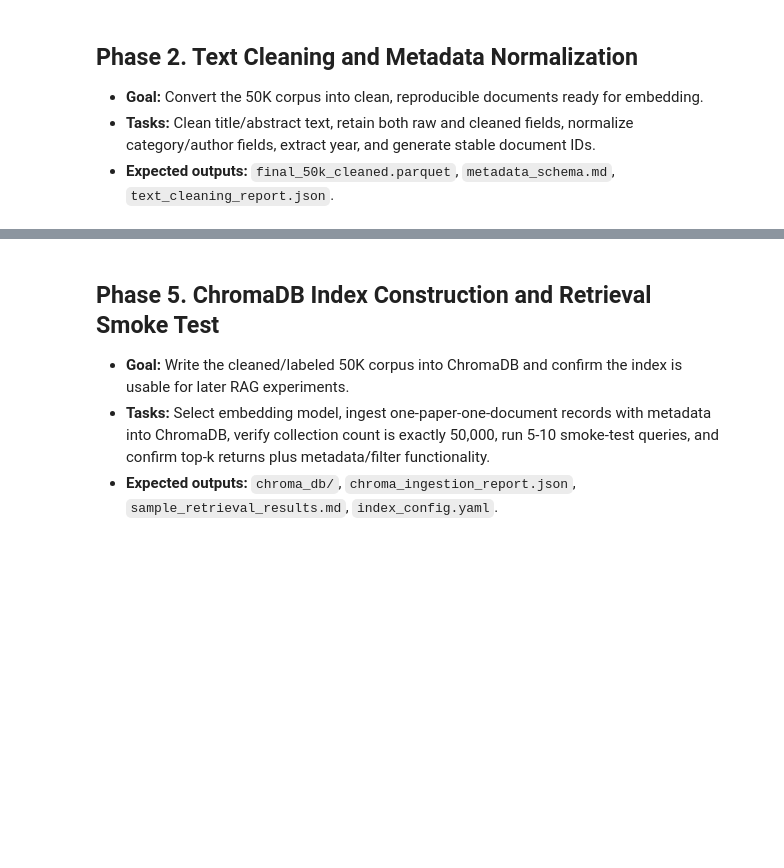
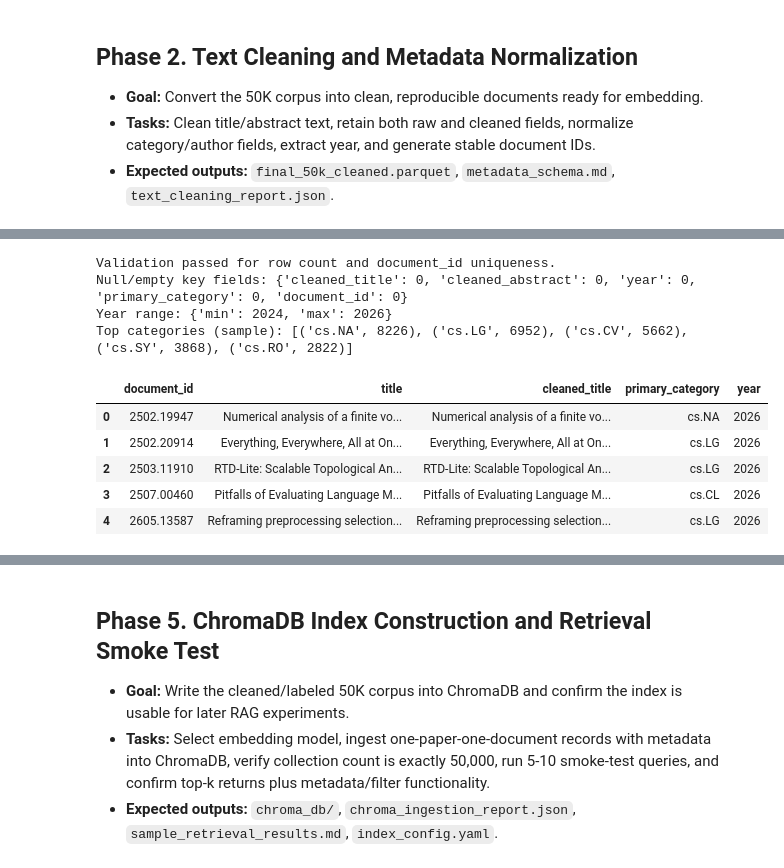
Before and after one commit to Darjeel1ng/neu-cs6200-team3-fairsearch-arxiv, a Jupyter notebook: work_notebook.ipynb, the cells around one changed output, grey strips where cells are left out. Drawn from its saved outputs; the diff is of its cells as text; code cells hidden in the pictures; blank space fills up the shorter version.

```diff
--- a/work_notebook.ipynb
+++ b/work_notebook.ipynb
@@ -14,0 +1307,63 @@
+# %%
+# --------------------------
+# Quality validation
+# --------------------------
+row_count = len(phase2_df)
+if row_count != EXPECTED_INPUT_ROWS:
+    raise ValueError(f"Row count drift: expected {EXPECTED_INPUT_ROWS}, got {row_count}")
+
+null_counts = {
+    "cleaned_title": int(phase2_df["cleaned_title"].isna().sum() + (phase2_df["cleaned_title"].str.strip() == "").sum()),
+    "cleaned_abstract": int(phase2_df["cleaned_abstract"].isna().sum() + (phase2_df["cleaned_abstract"].str.strip() == "").sum()),
+    "year": int(phase2_df["year"].isna().sum()),
+    "primary_category": int(phase2_df["primary_category"].isna().sum() + (phase2_df["primary_category"].str.strip() == "").sum()),
+    "document_id": int(phase2_df["document_id"].isna().sum() + (phase2_df["document_id"].str.strip() == "").sum()),
+}
+
+length_stats = {
+    "cleaned_title_chars": {
+        "min": int(phase2_df["cleaned_title"].str.len().min()),
+        "median": float(phase2_df["cleaned_title"].str.len().median()),
+        "max": int(phase2_df["cleaned_title"].str.len().max()),
+    },
+    "cleaned_abstract_chars": {
+        "min": int(phase2_df["cleaned_abstract"].str.len().min()),
+        "median": float(phase2_df["cleaned_abstract"].str.len().median()),
+        "max": int(phase2_df["cleaned_abstract"].str.len().max()),
+    },
+}
+
+year_min = int(phase2_df["year"].min()) if phase2_df["year"].notna().any() else None
+year_max = int(phase2_df["year"].max()) if phase2_df["year"].notna().any() else None
+
+top_primary_categories = (
+    phase2_df["primary_category"].value_counts().head(10).to_dict()
+)
+
+phase2_validation = {
+    "row_count": row_count,
+    "expected_rows": EXPECTED_INPUT_ROWS,
+    "document_id_unique": bool(phase2_df["document_id"].nunique() == row_count),
+    "null_or_empty_counts": null_counts,
+    "length_stats": length_stats,
+    "year_range": {"min": year_min, "max": year_max},
+    "top_primary_categories": {k: int(v) for k, v in top_primary_categories.items()},
+}
+
+print("Validation passed for row count and document_id uniqueness.")
+print("Null/empty key fields:", null_counts)
+print("Year range:", phase2_validation["year_range"])
+print("Top categories (sample):", list(phase2_validation["top_primary_categories"].items())[:5])
+
+phase2_df[["document_id", "title", "cleaned_title", "primary_category", "year"]].head(5)
+# %% [output]
+Validation passed for row count and document_id uniqueness.
+Null/empty key fields: {'cleaned_title': 0, 'cleaned_abstract': 0, 'year': 0, 'primary_category': 0, 'document_id': 0}
+Year range: {'min': 2024, 'max': 2026}
+Top categories (sample): [('cs.NA', 8226), ('cs.LG', 6952), ('cs.CV', 5662), ('cs.SY', 3868), ('cs.RO', 2822)]
+|  | document_id | title | cleaned_title | primary_category | year |
+| 0 | 2502.19947 | Numerical analysis of a finite vo... | Numerical analysis of a finite vo... | cs.NA | 2026 |
+| 1 | 2502.20914 | Everything, Everywhere, All at On... | Everything, Everywhere, All at On... | cs.LG | 2026 |
+| 2 | 2503.11910 | RTD-Lite: Scalable Topological An... | RTD-Lite: Scalable Topological An... | cs.LG | 2026 |
+| 3 | 2507.00460 | Pitfalls of Evaluating Language M... | Pitfalls of Evaluating Language M... | cs.CL | 2026 |
+| 4 | 2605.13587 | Reframing preprocessing selection... | Reframing preprocessing selection... | cs.LG | 2026 |
```
Also changed, not shown: parts of 24 cells of this notebook, 22 other files.
